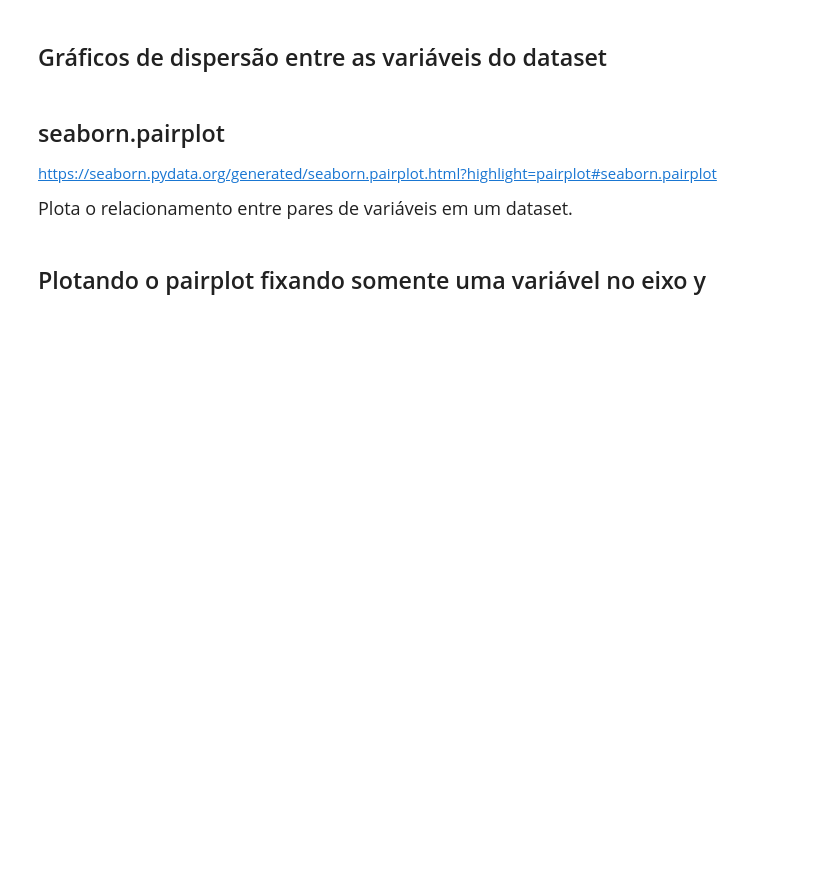
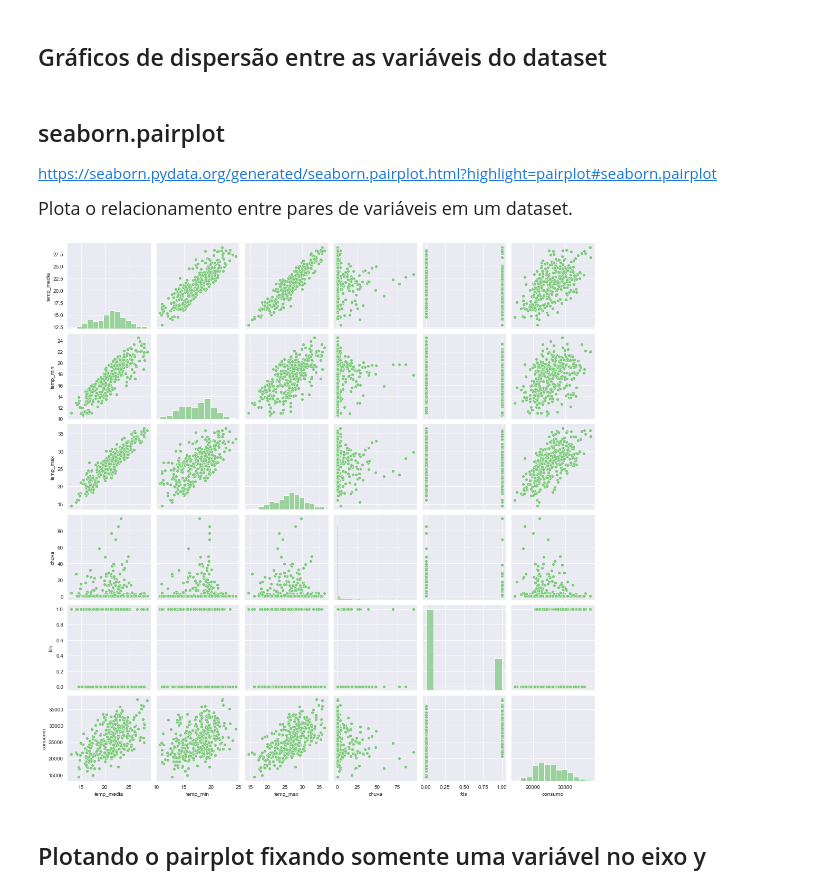
Before and after one commit to muriloWeber/dataScienceAlura, a Jupyter notebook: dataScienceRegressaoLinear/Projeto/Regressão Linear.ipynb, the cells around one changed output. Saved outputs shown, nothing was run; the diff lists cells and outputs as text; code cells hidden in the pictures; blank space fills up the shorter version.

```diff
--- a/dataScienceRegressaoLinear/Projeto/Regressão Linear.ipynb
+++ b/dataScienceRegressaoLinear/Projeto/Regressão Linear.ipynb
@@ -209,5 +222,9 @@ https://seaborn.pydata.org/generated/seaborn.distplot.html?highlight=distplot#se
 https://seaborn.pydata.org/generated/seaborn.pairplot.html?highlight=pairplot#seaborn.pairplot
 
 <p style='font-size: 18px; line-height: 2; margin: 10px 50px; text-align: justify;'>Plota o relacionamento entre pares de variáveis em um dataset.</p>
+# %%
+ax = sns.pairplot(dados)
+# %% [output]
+[figure, added]
 # %% [markdown]
 ## Plotando o pairplot fixando somente uma variável no eixo y
```
Also changed, not shown: parts of 9 cells of this notebook.
